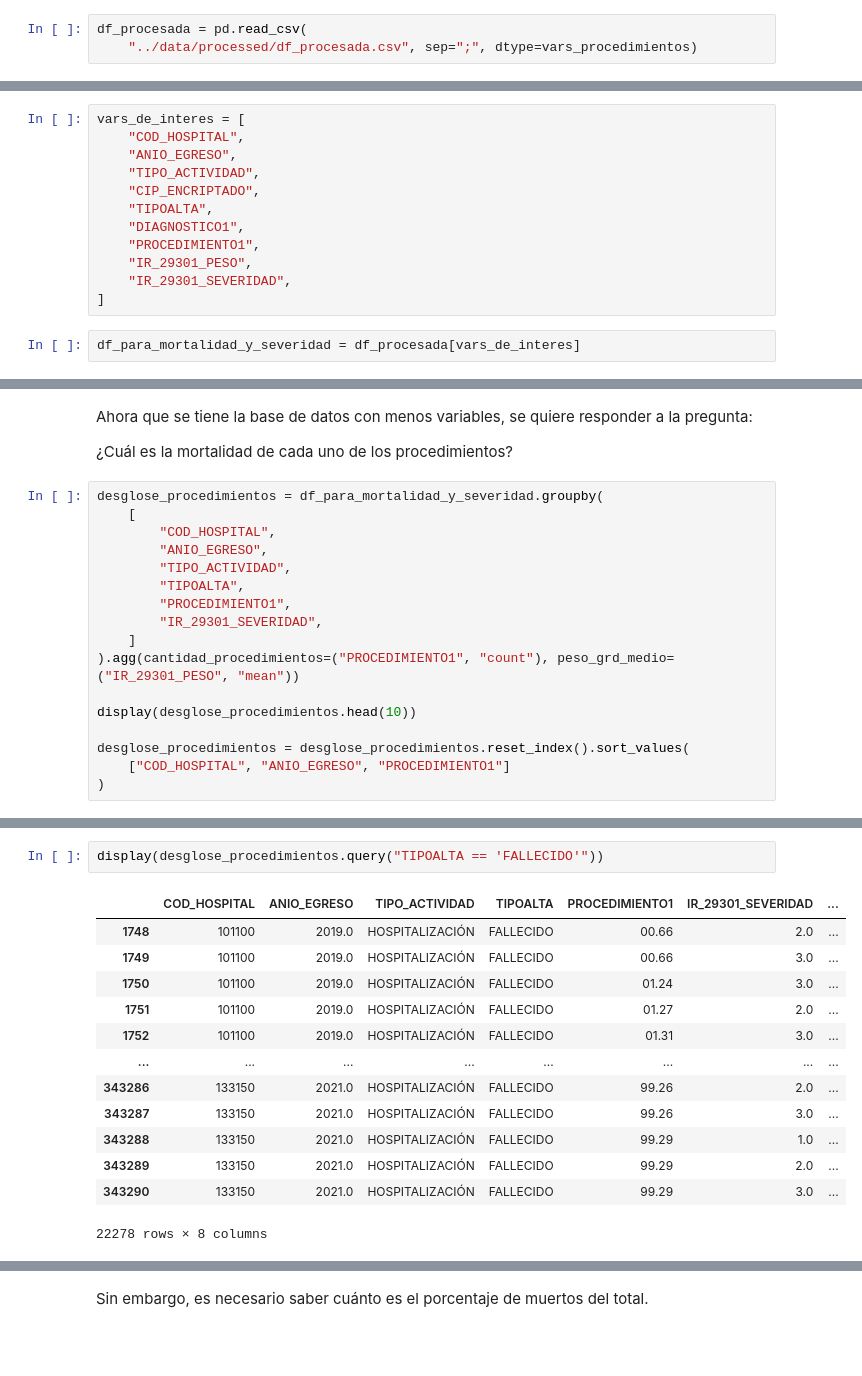
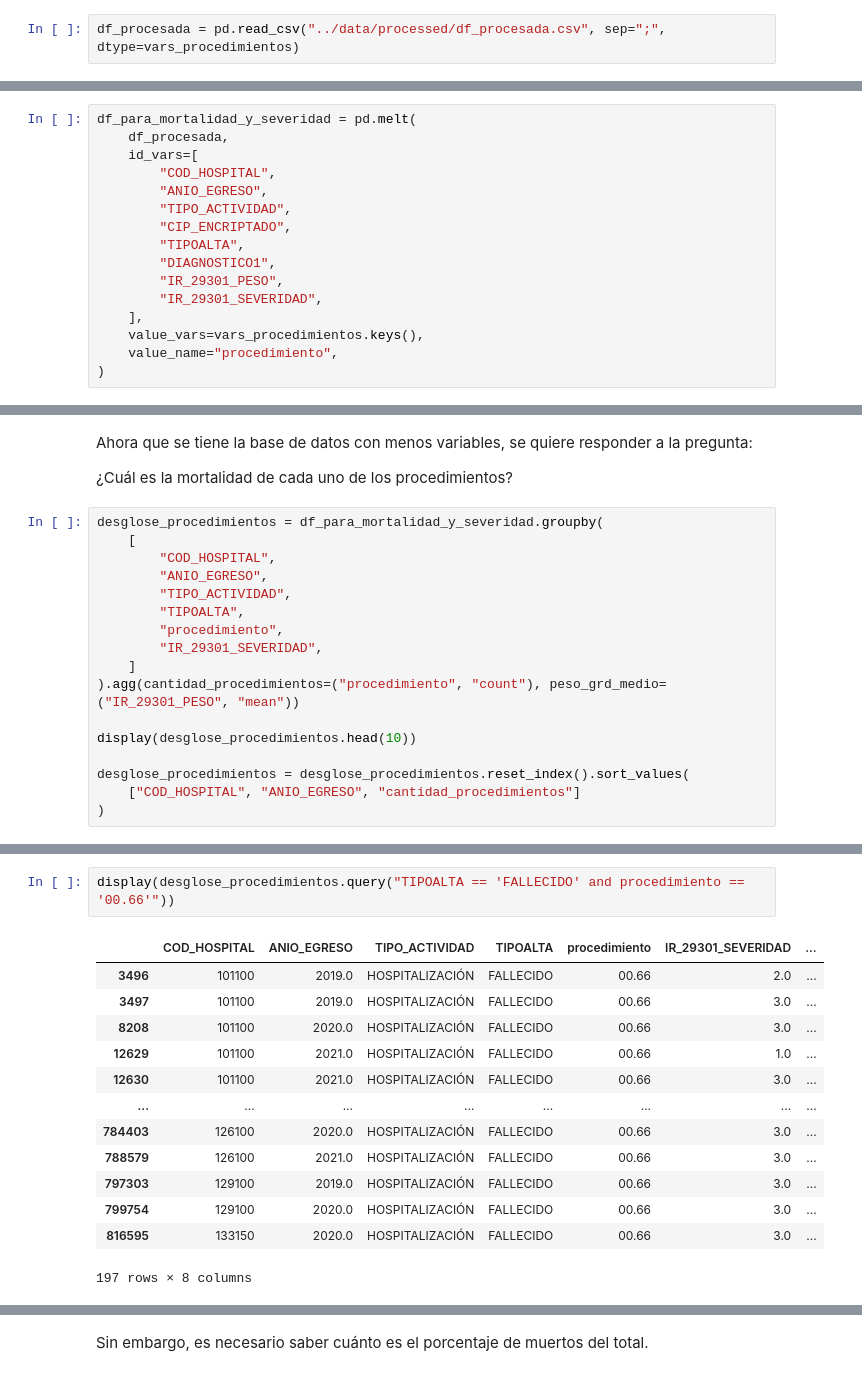
Before and after one commit to JavierRojas14/grd, a Jupyter notebook: notebooks/2.0-jrb-number-of-procedures-per-diagnosis.ipynb, the cells around one changed output, grey strips where cells are left out. Saved outputs shown, nothing was run; the diff lists cells and outputs as text; blank space fills up the shorter version.

Commit message:
Obtiene resumen de procedimientos con los 30

```diff
--- a/notebooks/2.0-jrb-number-of-procedures-per-diagnosis.ipynb
+++ b/notebooks/2.0-jrb-number-of-procedures-per-diagnosis.ipynb
@@ -43,8 +43,7 @@ esquema_hospitales = pd.read_excel(
     "../data/external/Esquema_Registro-2023.xls", sheet_name=4, header=7
 ).dropna(how="all", axis=1)
 # %%
-df_procesada = pd.read_csv(
-    "../data/processed/df_procesada.csv", sep=";", dtype=vars_procedimientos)
+df_procesada = pd.read_csv("../data/processed/df_procesada.csv", sep=";", dtype=vars_procedimientos)
 # %%
 display(df_procesada.head(10))
 # %% [output]
@@ -223,19 +220,21 @@ a 1 egreso.
 Por lo tanto, la base de datos se debe mantener como está, pero solamente seleccionando las variables
 recién mencionadas
 # %%
-vars_de_interes = [
-    "COD_HOSPITAL",
-    "ANIO_EGRESO",
-    "TIPO_ACTIVIDAD",
-    "CIP_ENCRIPTADO",
-    "TIPOALTA",
-    "DIAGNOSTICO1",
-    "PROCEDIMIENTO1",
-    "IR_29301_PESO",
-    "IR_29301_SEVERIDAD",
-]
+df_para_mortalidad_y_severidad = pd.melt(
+    df_procesada,
+    id_vars=[
+        "COD_HOSPITAL",
+        "ANIO_EGRESO",
+        "TIPO_ACTIVIDAD",
+        "CIP_ENCRIPTADO",
+        "TIPOALTA",
+        "DIAGNOSTICO1",
+        "IR_29301_PESO",
+        "IR_29301_SEVERIDAD",
+    ],
+    value_vars=vars_procedimientos.keys(),
+    value_name="procedimiento",
+)
-# %%
-df_para_mortalidad_y_severidad = df_procesada[vars_de_interes]
 # %%
 display(df_para_mortalidad_y_severidad)
 # %% [output]
@@ -263,15 +262,15 @@ desglose_procedimientos = df_para_mortalidad_y_severidad.groupby(
         "ANIO_EGRESO",
         "TIPO_ACTIVIDAD",
         "TIPOALTA",
-        "PROCEDIMIENTO1",
+        "procedimiento",
         "IR_29301_SEVERIDAD",
     ]
-).agg(cantidad_procedimientos=("PROCEDIMIENTO1", "count"), peso_grd_medio=("IR_29301_PESO", "mean"))
+).agg(cantidad_procedimientos=("procedimiento", "count"), peso_grd_medio=("IR_29301_PESO", "mean"))
 
 display(desglose_procedimientos.head(10))
 
 desglose_procedimientos = desglose_procedimientos.reset_index().sort_values(
-    ["COD_HOSPITAL", "ANIO_EGRESO", "PROCEDIMIENTO1"]
+    ["COD_HOSPITAL", "ANIO_EGRESO", "cantidad_procedimientos"]
 )
 # %% [output]
 |  |  |  |  |  |  | cantidad_procedimientos | ... |
@@ -297,19 +296,19 @@ promedio de 0.148200.
 Ahora, para obtener la mortalidad de cada procedimiento es necesario consultar los pacientes
 que tienen un TIPOALTA igual a FALLECIDO.
 # %%
-display(desglose_procedimientos.query("TIPOALTA == 'FALLECIDO'"))
+display(desglose_procedimientos.query("TIPOALTA == 'FALLECIDO' and procedimiento == '00.66'"))
 # %% [output]
-|  | COD_HOSPITAL | ANIO_EGRESO | TIPO_ACTIVIDAD | TIPOALTA | PROCEDIMIENTO1 | IR_29301_SEVERIDAD | ... |
-| 1748 | 101100 | 2019.0 | HOSPITALIZACIÓN | FALLECIDO | 00.66 | 2.0 | ... |
-| 1749 | 101100 | 2019.0 | HOSPITALIZACIÓN | FALLECIDO | 00.66 | 3.0 | ... |
-| 1750 | 101100 | 2019.0 | HOSPITALIZACIÓN | FALLECIDO | 01.24 | 3.0 | ... |
-| 1751 | 101100 | 2019.0 | HOSPITALIZACIÓN | FALLECIDO | 01.27 | 2.0 | ... |
-| 1752 | 101100 | 2019.0 | HOSPITALIZACIÓN | FALLECIDO | 01.31 | 3.0 | ... |
+|  | COD_HOSPITAL | ANIO_EGRESO | TIPO_ACTIVIDAD | TIPOALTA | procedimiento | IR_29301_SEVERIDAD | ... |
+| 3496 | 101100 | 2019.0 | HOSPITALIZACIÓN | FALLECIDO | 00.66 | 2.0 | ... |
+| 3497 | 101100 | 2019.0 | HOSPITALIZACIÓN | FALLECIDO | 00.66 | 3.0 | ... |
+| 8208 | 101100 | 2020.0 | HOSPITALIZACIÓN | FALLECIDO | 00.66 | 3.0 | ... |
+| 12629 | 101100 | 2021.0 | HOSPITALIZACIÓN | FALLECIDO | 00.66 | 1.0 | ... |
+| 12630 | 101100 | 2021.0 | HOSPITALIZACIÓN | FALLECIDO | 00.66 | 3.0 | ... |
 | ... | ... | ... | ... | ... | ... | ... | ... |
-| 343286 | 133150 | 2021.0 | HOSPITALIZACIÓN | FALLECIDO | 99.26 | 2.0 | ... |
-| 343287 | 133150 | 2021.0 | HOSPITALIZACIÓN | FALLECIDO | 99.26 | 3.0 | ... |
-| 343288 | 133150 | 2021.0 | HOSPITALIZACIÓN | FALLECIDO | 99.29 | 1.0 | ... |
-| 343289 | 133150 | 2021.0 | HOSPITALIZACIÓN | FALLECIDO | 99.29 | 2.0 | ... |
-| 343290 | 133150 | 2021.0 | HOSPITALIZACIÓN | FALLECIDO | 99.29 | 3.0 | ... |
+| 784403 | 126100 | 2020.0 | HOSPITALIZACIÓN | FALLECIDO | 00.66 | 3.0 | ... |
+| 788579 | 126100 | 2021.0 | HOSPITALIZACIÓN | FALLECIDO | 00.66 | 3.0 | ... |
+| 797303 | 129100 | 2019.0 | HOSPITALIZACIÓN | FALLECIDO | 00.66 | 3.0 | ... |
+| 799754 | 129100 | 2020.0 | HOSPITALIZACIÓN | FALLECIDO | 00.66 | 3.0 | ... |
+| 816595 | 133150 | 2020.0 | HOSPITALIZACIÓN | FALLECIDO | 00.66 | 3.0 | ... |
-22278 rows × 8 columns
+197 rows × 8 columns
 # %% [markdown]
```
Also changed, not shown: parts of 10 cells of this notebook.
